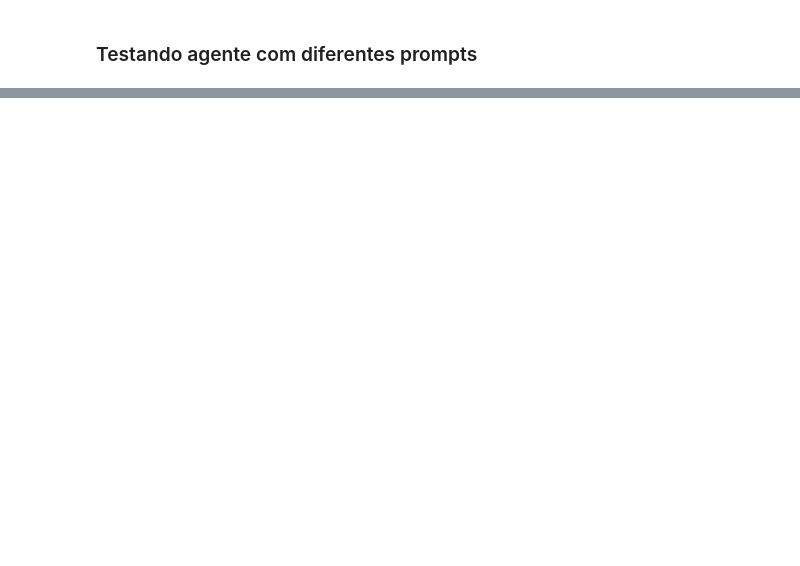
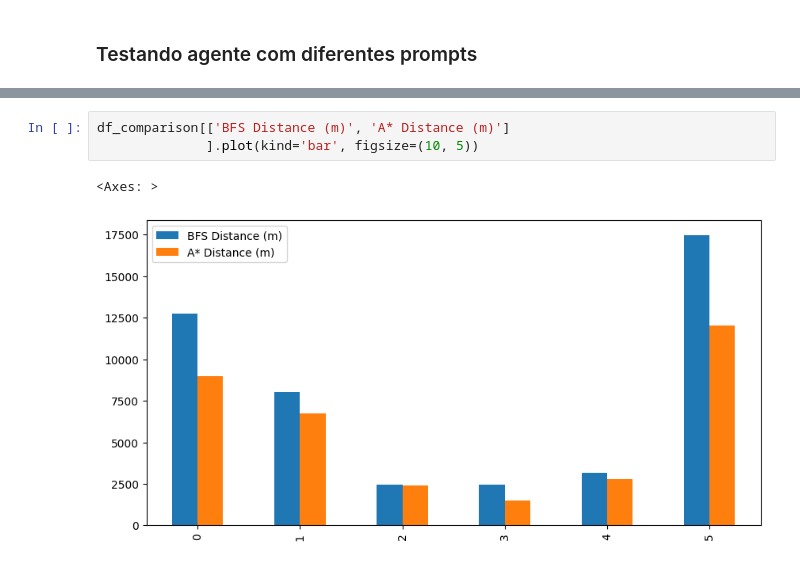
Before and after one commit to Igoreduardobraga/Conversational-Route-Planner, a Jupyter notebook: main.ipynb, the cells around one changed output, grey strips where cells are left out. Drawn from its saved outputs; the diff is of its cells as text; blank space fills up the shorter version.

```diff
--- a/main.ipynb
+++ b/main.ipynb
@@ -580,0 +685,6 @@ display(df_comparison)
+# %%
+df_comparison[['BFS Distance (m)', 'A* Distance (m)']
+              ].plot(kind='bar', figsize=(10, 5))
+# %% [output]
+<Axes: >
+[figure, added]
```
Also changed, not shown: parts of 21 cells of this notebook.
